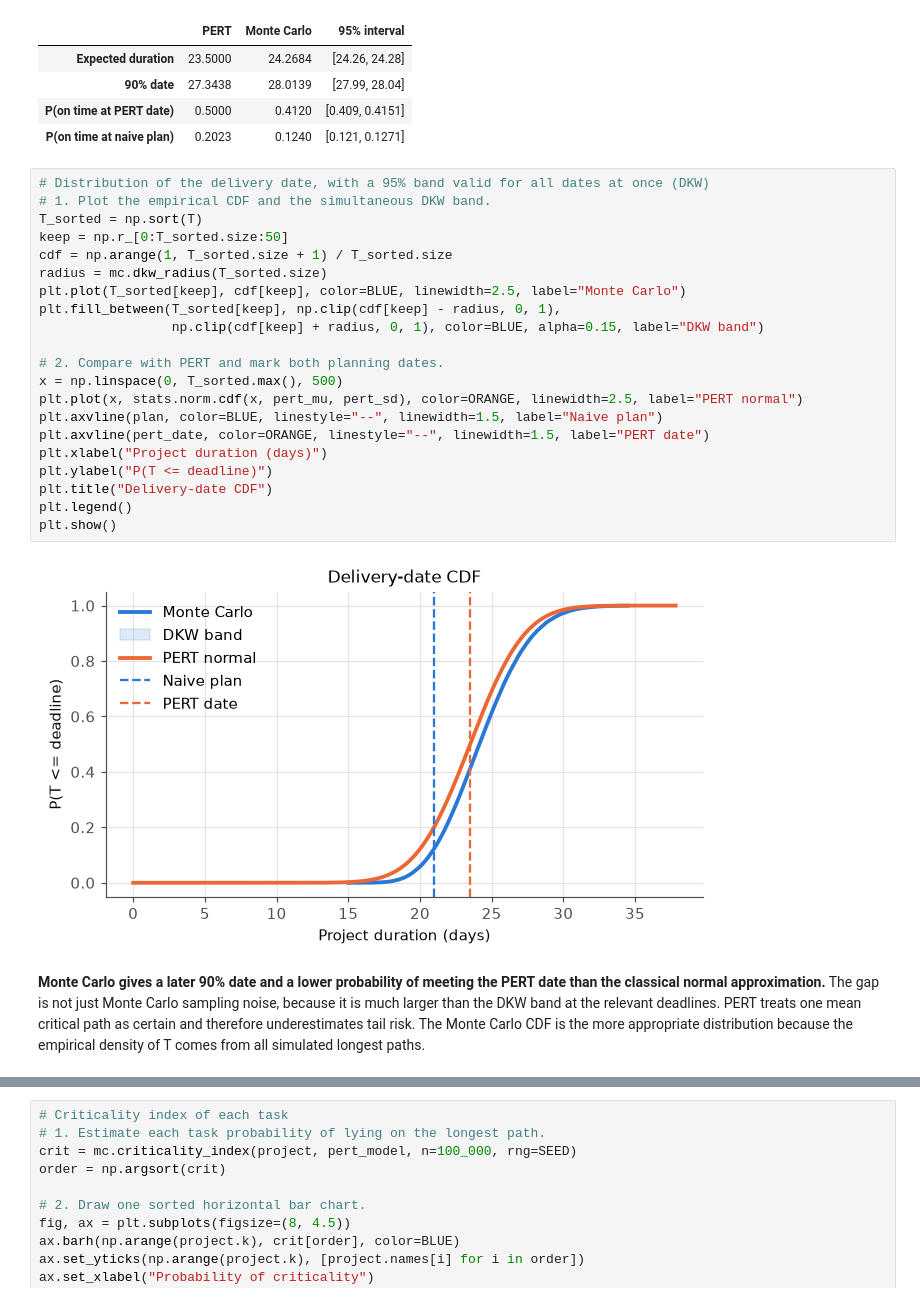
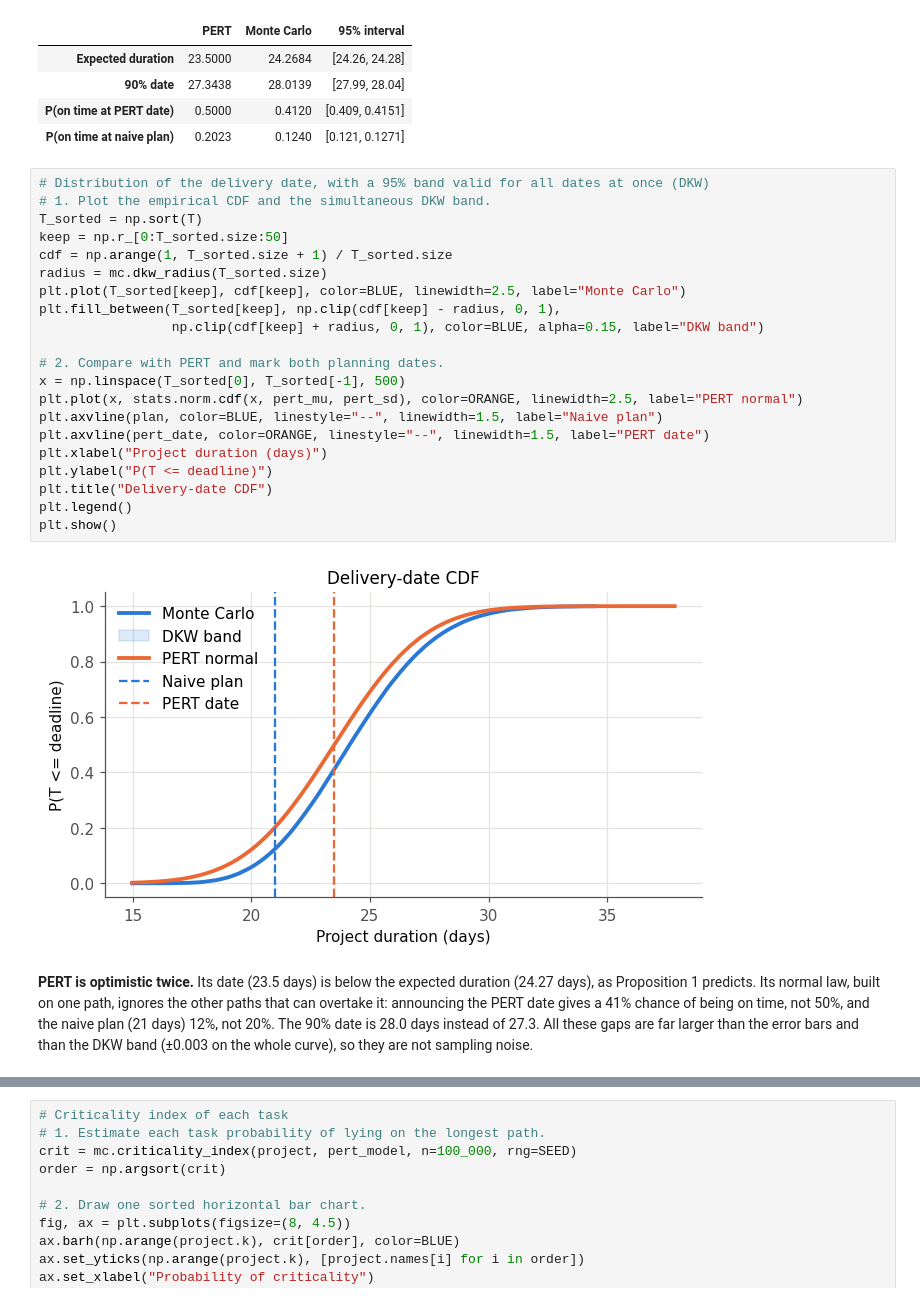
Before and after one commit to Keiraaaaaaaaaaa/mc-project-delays, a Jupyter notebook: notebooks/part4_results.ipynb, the cells around one changed output, grey strips where cells are left out. Drawn from its saved outputs; the diff is of its cells as text.

```diff
--- a/notebooks/part4_results.ipynb
+++ b/notebooks/part4_results.ipynb
@@ -63,25 +68,29 @@ display(table)
 # %%
 # Distribution of the delivery date, with a 95% band valid for all dates at once (DKW)
 # 1. Plot the empirical CDF and the simultaneous DKW band.
 T_sorted = np.sort(T)
 keep = np.r_[0:T_sorted.size:50]
 cdf = np.arange(1, T_sorted.size + 1) / T_sorted.size
 radius = mc.dkw_radius(T_sorted.size)
 plt.plot(T_sorted[keep], cdf[keep], color=BLUE, linewidth=2.5, label="Monte Carlo")
 plt.fill_between(T_sorted[keep], np.clip(cdf[keep] - radius, 0, 1),
                  np.clip(cdf[keep] + radius, 0, 1), color=BLUE, alpha=0.15, label="DKW band")
 
 # 2. Compare with PERT and mark both planning dates.
-x = np.linspace(0, T_sorted.max(), 500)
+x = np.linspace(T_sorted[0], T_sorted[-1], 500)
 plt.plot(x, stats.norm.cdf(x, pert_mu, pert_sd), color=ORANGE, linewidth=2.5, label="PERT normal")
 plt.axvline(plan, color=BLUE, linestyle="--", linewidth=1.5, label="Naive plan")
 plt.axvline(pert_date, color=ORANGE, linestyle="--", linewidth=1.5, label="PERT date")
 plt.xlabel("Project duration (days)")
 plt.ylabel("P(T <= deadline)")
 plt.title("Delivery-date CDF")
 plt.legend()
 plt.show()
 # %% [output]
-[figure, old version]
+[figure, new version]
 # %% [markdown]
-**Monte Carlo gives a later 90% date and a lower probability of meeting the PERT date than the classical normal approximation.** The gap is not just Monte Carlo sampling noise, because it is much larger than the DKW band at the relevant deadlines. PERT treats one mean critical path as certain and therefore underestimates tail risk. The Monte Carlo CDF is the more appropriate distribution because the empirical density of T comes from all simulated longest paths.
+**PERT is optimistic twice.** Its date (23.5 days) is below the expected duration (24.27 days), as
+Proposition 1 predicts. Its normal law, built on one path, ignores the other paths that can overtake it:
+announcing the PERT date gives a 41% chance of being on time, not 50%, and the naive plan (21 days) 12%, not 20%.
+The 90% date is 28.0 days instead of 27.3. All these gaps are far larger than the error bars and than the DKW band
+(±0.003 on the whole curve), so they are not sampling noise.
```
Also changed, not shown: parts of 12 cells of this notebook, 16 other files.
